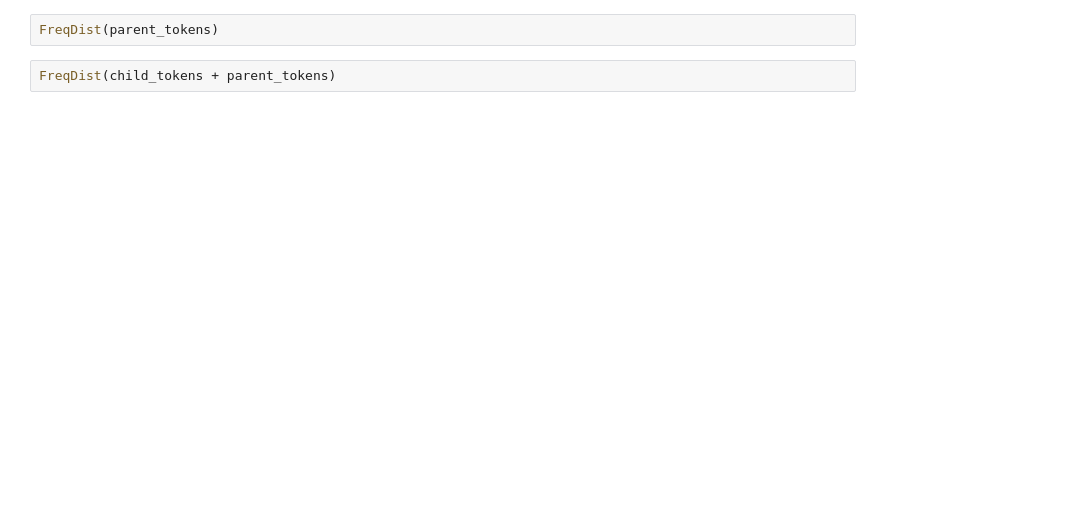
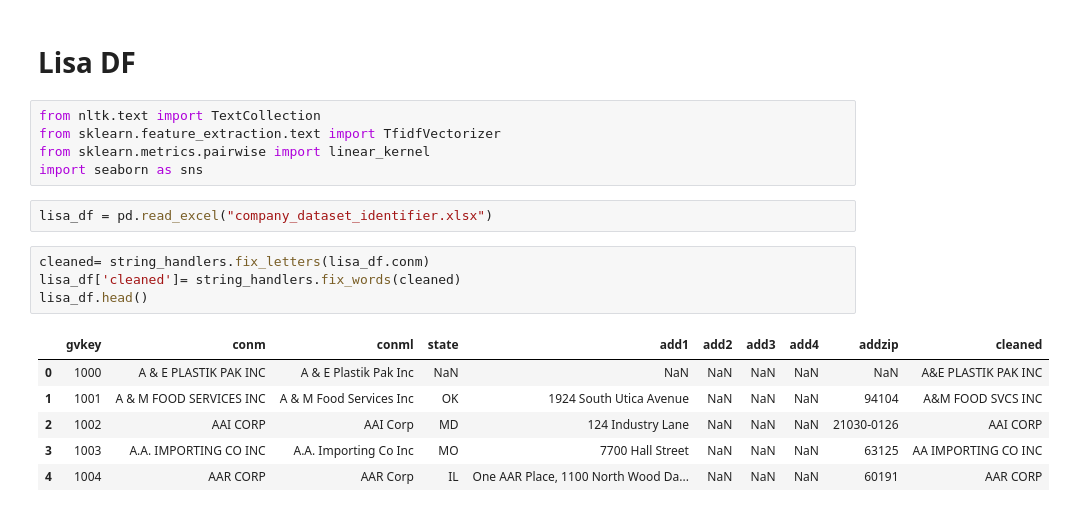
Before and after one commit to AlpAribal/idp-ws19, a Jupyter notebook: experiments.ipynb, the cells around one changed output. Cells and saved outputs as stored; diff of their text form; blank space fills up the shorter version.

```diff
--- a/experiments.ipynb
+++ b/experiments.ipynb
@@ -150,4 +57,20 @@ FreqDist(child_tokens)
-# %%
-FreqDist(parent_tokens)
-# %%
-FreqDist(child_tokens + parent_tokens)
+# %% [markdown]
+# Lisa DF
+# %%
+from nltk.text import TextCollection
+from sklearn.feature_extraction.text import TfidfVectorizer
+from sklearn.metrics.pairwise import linear_kernel
+import seaborn as sns
+# %%
+lisa_df = pd.read_excel("company_dataset_identifier.xlsx")
+# %%
+cleaned= string_handlers.fix_letters(lisa_df.conm)
+lisa_df['cleaned']= string_handlers.fix_words(cleaned)
+lisa_df.head()
+# %% [output]
+|  | gvkey | conm | conml | state | add1 | add2 | add3 | add4 | addzip | cleaned |
+| 0 | 1000 | A & E PLASTIK PAK INC | A & E Plastik Pak Inc | NaN | NaN | NaN | NaN | NaN | NaN | A&E PLASTIK PAK INC |
+| 1 | 1001 | A & M FOOD SERVICES INC | A & M Food Services Inc | OK | 1924 South Utica Avenue | NaN | NaN | NaN | 94104 | A&M FOOD SVCS INC |
+| 2 | 1002 | AAI CORP | AAI Corp | MD | 124 Industry Lane | NaN | NaN | NaN | 21030-0126 | AAI CORP |
+| 3 | 1003 | A.A. IMPORTING CO INC | A.A. Importing Co Inc | MO | 7700 Hall Street | NaN | NaN | NaN | 63125 | AA IMPORTING CO INC |
+| 4 | 1004 | AAR CORP | AAR Corp | IL | One AAR Place, 1100 North Wood Da... | NaN | NaN | NaN | 60191 | AAR CORP |
```
Also changed, not shown: parts of 45 cells of this notebook, 1 other file.
